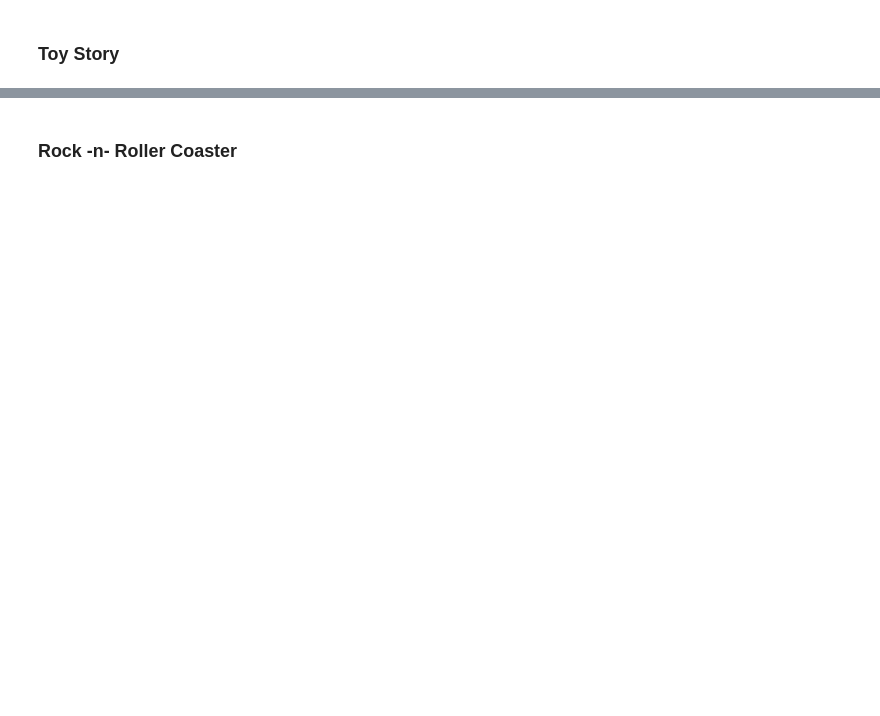
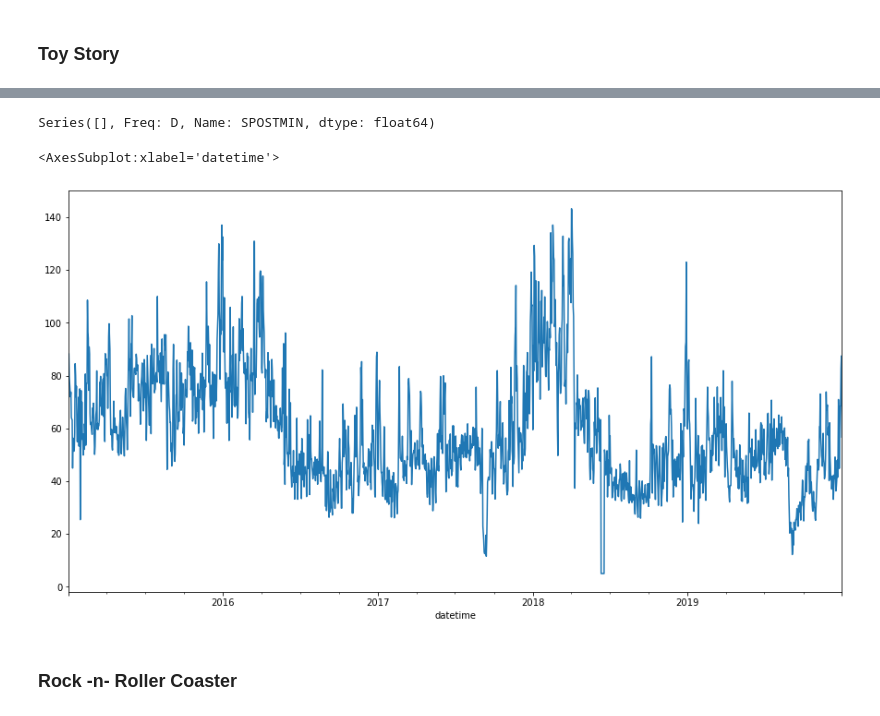
Before and after one commit to annachant/Capstone-Disney-World-Date-and-Attendance-Predictor, a Jupyter notebook: EDA.ipynb, the cells around one changed output, grey strips where cells are left out. Saved outputs shown, nothing was run; the diff lists cells and outputs as text; code cells hidden in the pictures; blank space fills up the shorter version.

```diff
--- a/EDA.ipynb
+++ b/EDA.ipynb
@@ -969,3 +1655,3 @@ df_hs_toystory
 # %%
-df_hs_toystory = df_hs_toystory[df_hs_toystory.SPOSTMIN != -999]
-df_hs_toystory
+CleanNegatives(df_hs_toystory,'SPOSTMIN','SPOSTMINClean')
+print(df_hs_toystory)
@@ -984,0 +1738,2 @@ df_hs_toystory_daily.plot(figsize=(15,8))
+# %%
+df_hs_toystory_daily = df_hs_toystory_daily.loc['2015-01-01 07:51:12':'2019-12-31 23:55:02']
@@ -985,3 +1757,14 @@ df_hs_toystory_daily.plot(figsize=(15,8))
+# %%
+df_hs_toystory_daily = df_hs_toystory_daily.ffill()
+# %%
+df_hs_toystory_daily[df_hs_toystory_daily.isna()]
+# %% [output]
+Series([], Freq: D, Name: SPOSTMIN, dtype: float64)
+# %%
+df_hs_toystory_daily.plot(figsize=(15,8))
+# %% [output]
+<AxesSubplot:xlabel='datetime'>
+[figure, added]
 # %% [markdown]
 ### Rock -n- Roller Coaster
 # %%
```
Also changed, not shown: parts of 116 cells of this notebook.
